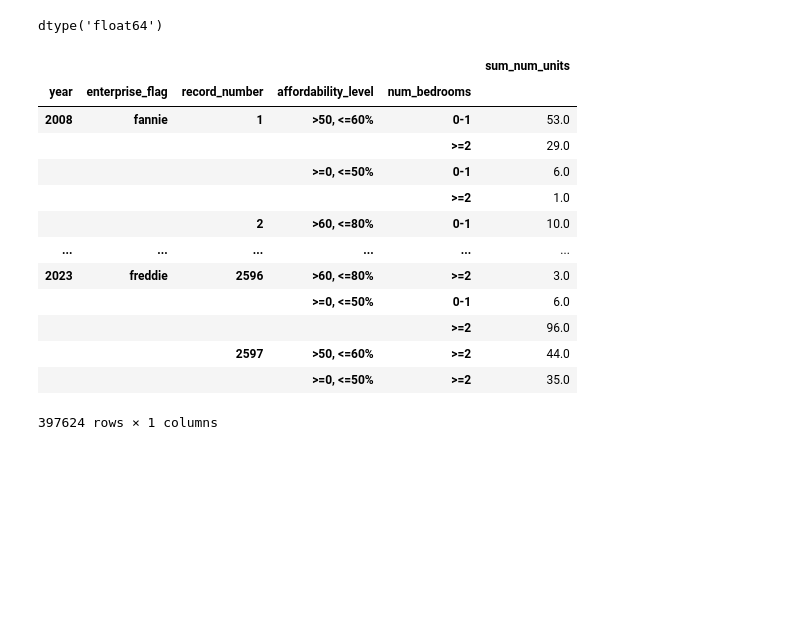
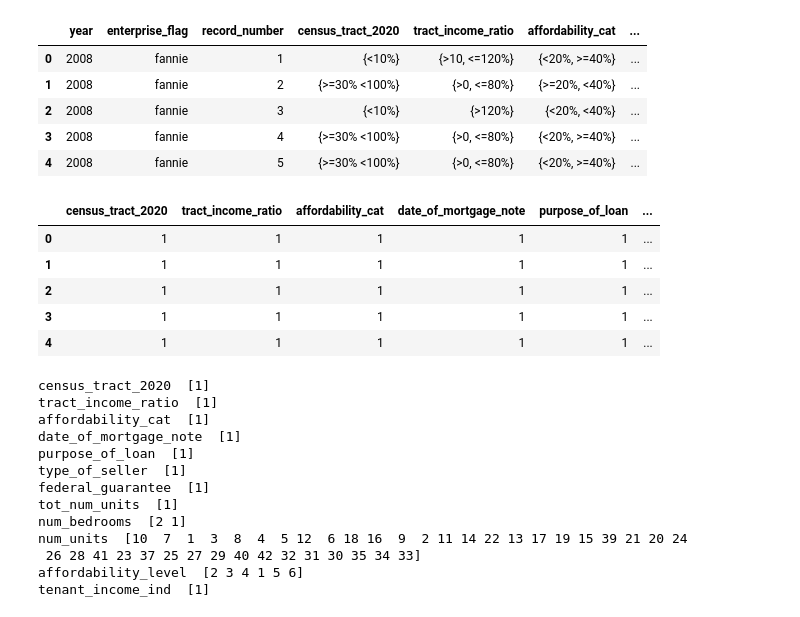
Before and after one commit to mango459/CS504-Project, a Jupyter notebook: shane_CS504_feature_engineering.ipynb, the cells around one changed output. Saved outputs shown, nothing was run; the diff lists cells and outputs as text; code cells hidden in the pictures; blank space fills up the shorter version.

```diff
--- a/shane_CS504_feature_engineering.ipynb
+++ b/shane_CS504_feature_engineering.ipynb
@@ -23,4 +7,0 @@ mapped_data[mapped_data.record_number == 1]
-# %%
-mapped_data.num_units.dtypes
-# %% [output]
-dtype('float64')
@@ -33,17 +8,44 @@ df['pct_minority'] =
-# %%
-df
-# %% [output]
-|  |  |  |  |  | sum_num_units |
-| year | enterprise_flag | record_number | affordability_level | num_bedrooms |  |
-| 2008 | fannie | 1 | >50, <=60% | 0-1 | 53.0 |
-|  |  |  |  | >=2 | 29.0 |
-|  |  |  | >=0, <=50% | 0-1 | 6.0 |
-|  |  |  |  | >=2 | 1.0 |
-|  |  | 2 | >60, <=80% | 0-1 | 10.0 |
-| ... | ... | ... | ... | ... | ... |
-| 2023 | freddie | 2596 | >60, <=80% | >=2 | 3.0 |
-|  |  |  | >=0, <=50% | 0-1 | 6.0 |
-|  |  |  |  | >=2 | 96.0 |
-|  |  | 2597 | >50, <=60% | >=2 | 44.0 |
-|  |  |  | >=0, <=50% | >=2 | 35.0 |
-397624 rows × 1 columns
+# %%
+groups = ['year', 'enterprise_flag', 'record_number', '']
+test = mapped_data.groupby(['year', 'enterprise_flag', 'record_number']).agg(set).reset_index()
+test.head()
+# %% [output]
+|  | year | enterprise_flag | record_number | census_tract_2020 | tract_income_ratio | affordability_cat | ... |
+| 0 | 2008 | fannie | 1 | {<10%} | {>10, <=120%} | {<20%, >=40%} | ... |
+| 1 | 2008 | fannie | 2 | {>=30% <100%} | {>0, <=80%} | {>=20%, <40%} | ... |
+| 2 | 2008 | fannie | 3 | {<10%} | {>120%} | {<20%, <40%} | ... |
+| 3 | 2008 | fannie | 4 | {>=30% <100%} | {>0, <=80%} | {<20%, >=40%} | ... |
+| 4 | 2008 | fannie | 5 | {>=30% <100%} | {>0, <=80%} | {<20%, >=40%} | ... |
+# %%
+agg_cols = ['census_tract_2020', 'tract_income_ratio', 'affordability_cat', 'date_of_mortgage_note',
+             'purpose_of_loan', 'type_of_seller', 'federal_guarantee', 'tot_num_units',
+               'num_bedrooms', 'num_units', 'affordability_level', 'tenant_income_ind']
+counts = test[agg_cols].map(len)
+counts.head()
+# %% [output]
+|  | census_tract_2020 | tract_income_ratio | affordability_cat | date_of_mortgage_note | purpose_of_loan | ... |
+| 0 | 1 | 1 | 1 | 1 | 1 | ... |
+| 1 | 1 | 1 | 1 | 1 | 1 | ... |
+| 2 | 1 | 1 | 1 | 1 | 1 | ... |
+| 3 | 1 | 1 | 1 | 1 | 1 | ... |
+| 4 | 1 | 1 | 1 | 1 | 1 | ... |
+# %%
+add_to_gb = []
+for col in counts:
+    print(f'{col} ', counts[col].unique())
+    if len(counts[col].unique()) == 1:
+        add_to_gb.append(col)
+# %% [output]
+census_tract_2020  [1]
+tract_income_ratio  [1]
+affordability_cat  [1]
+date_of_mortgage_note  [1]
+purpose_of_loan  [1]
+type_of_seller  [1]
+federal_guarantee  [1]
+tot_num_units  [1]
+num_bedrooms  [2 1]
+num_units  [10  7  1  3  8  4  5 12  6 18 16  9  2 11 14 22 13 17 19 15 39 21 20 24
+ 26 28 41 23 37 25 27 29 40 42 32 31 30 35 34 33]
+affordability_level  [2 3 4 1 5 6]
+tenant_income_ind  [1]
```
Also changed, not shown: parts of 7 cells of this notebook.
